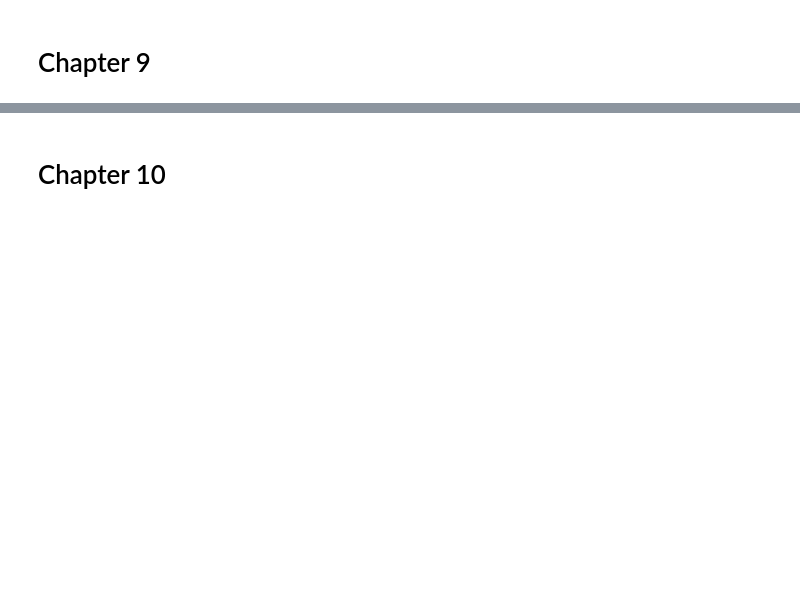
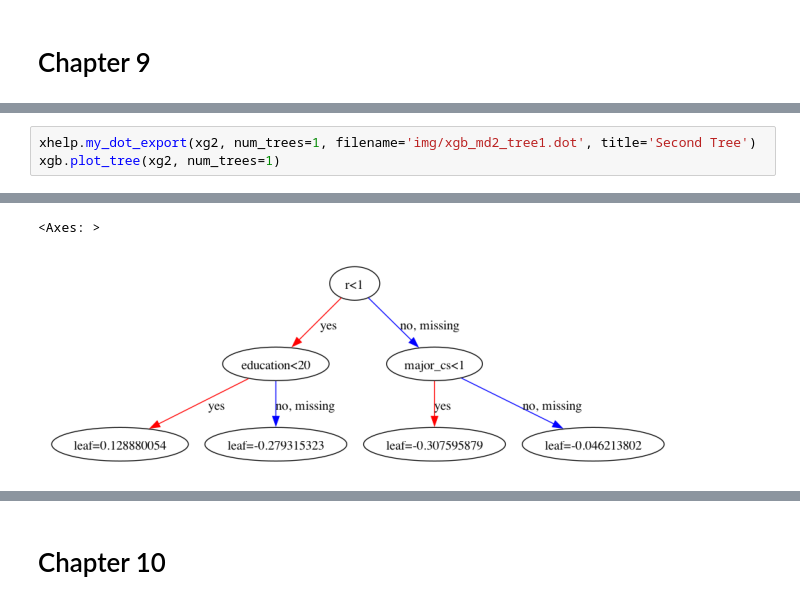
Before and after one commit to yanickc/effective_xgboost_book, a Jupyter notebook: xgbcode.ipynb, the cells around one changed output, grey strips where cells are left out. Saved outputs shown, nothing was run; the diff lists cells and outputs as text; blank space fills up the shorter version.

```diff
--- a/xgbcode.ipynb
+++ b/xgbcode.ipynb
@@ -1187,0 +1153,4 @@ def inv_logit(p):
+# %%
+xhelp.my_dot_export(xg2, num_trees=1, filename='img/xgb_md2_tree1.dot', title='Second Tree')
+xgb.plot_tree(xg2, num_trees=1)
+# %% [output]
@@ -1187,0 +1158,2 @@ def inv_logit(p):
+<Axes: >
+[figure, added]
```
Also changed, not shown: parts of 56 cells of this notebook, 4 other files.
